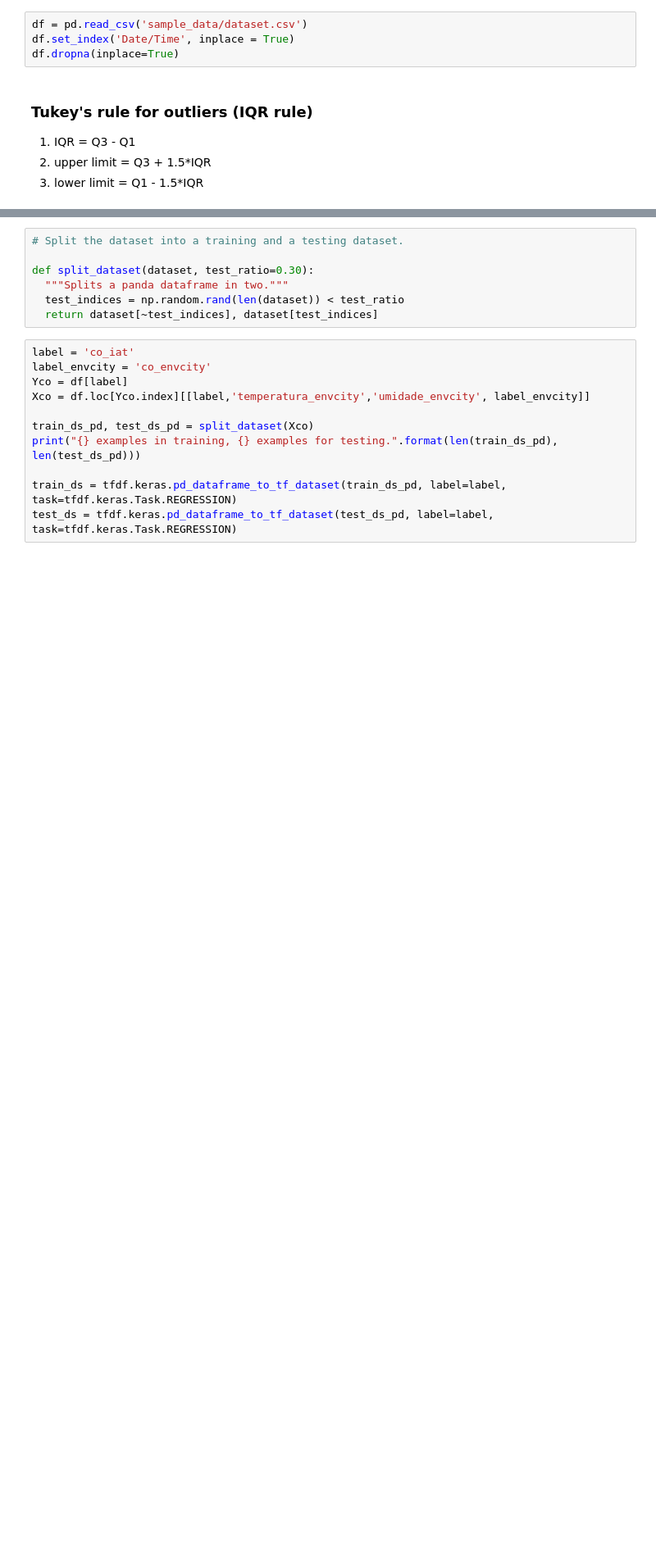
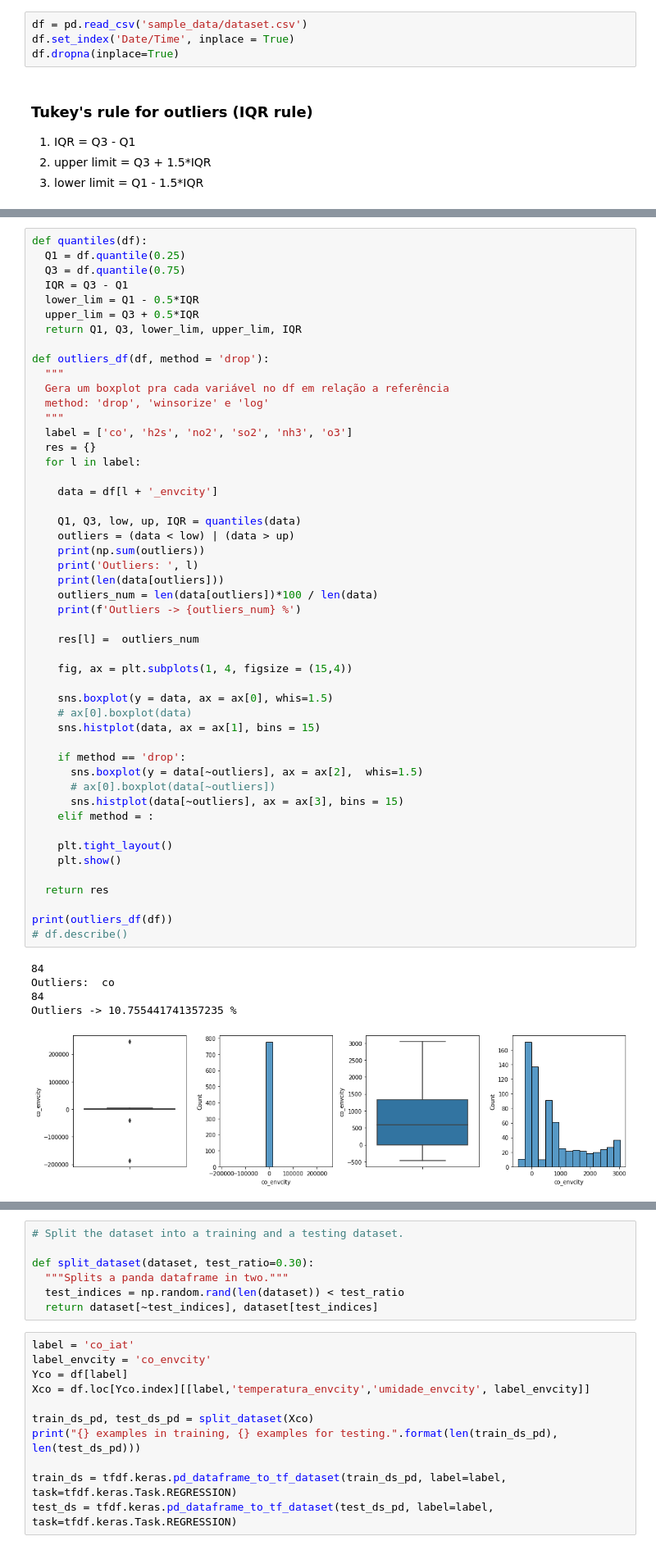
Before and after one commit to MateusMaruzka/LM_InlineAssembly, a Jupyter notebook: calib_lowcostsensors_tensorflow.ipynb, the cells around one changed output, grey strips where cells are left out. Shown at 82% size. Cells and saved outputs as stored; diff of their text form; blank space fills up the shorter version.

```diff
--- a/calib_lowcostsensors_tensorflow.ipynb
+++ b/calib_lowcostsensors_tensorflow.ipynb
@@ -113,0 +116,55 @@ boxplot_histplot(df_log)
+# %%
+def quantiles(df):
+  Q1 = df.quantile(0.25)
+  Q3 = df.quantile(0.75)
+  IQR = Q3 - Q1
+  lower_lim = Q1 - 0.5*IQR
+  upper_lim = Q3 + 0.5*IQR
+  return Q1, Q3, lower_lim, upper_lim, IQR
+
+def outliers_df(df, method = 'drop'):
+  """
+  Gera um boxplot pra cada variável no df em relação a referência
+  method: 'drop', 'winsorize' e 'log'
+  """
+  label = ['co', 'h2s', 'no2', 'so2', 'nh3', 'o3']
+  res = {}
+  for l in label:
+
+    data = df[l + '_envcity']
+
+    Q1, Q3, low, up, IQR = quantiles(data)
+    outliers = (data < low) | (data > up)
+    print(np.sum(outliers))
+    print('Outliers: ', l)
+    print(len(data[outliers]))
+    outliers_num = len(data[outliers])*100 / len(data)
+    print(f'Outliers -> {outliers_num} %')
+
+    res[l] =  outliers_num
+
+    fig, ax = plt.subplots(1, 4, figsize = (15,4))
+
+    sns.boxplot(y = data, ax = ax[0], whis=1.5)
+    # ax[0].boxplot(data)
+    sns.histplot(data, ax = ax[1], bins = 15)
+
+    if method == 'drop':
+      sns.boxplot(y = data[~outliers], ax = ax[2],  whis=1.5)
+      # ax[0].boxplot(data[~outliers])
+      sns.histplot(data[~outliers], ax = ax[3], bins = 15)
+    elif method = :
+
+    plt.tight_layout()
+    plt.show()
+
+  return res
+
+print(outliers_df(df))
+# df.describe()
+# %% [output]
+84
+Outliers:  co
+84
+Outliers -> 10.755441741357235 %
+[figure, added]
```
Also changed, not shown: parts of 14 cells of this notebook.
